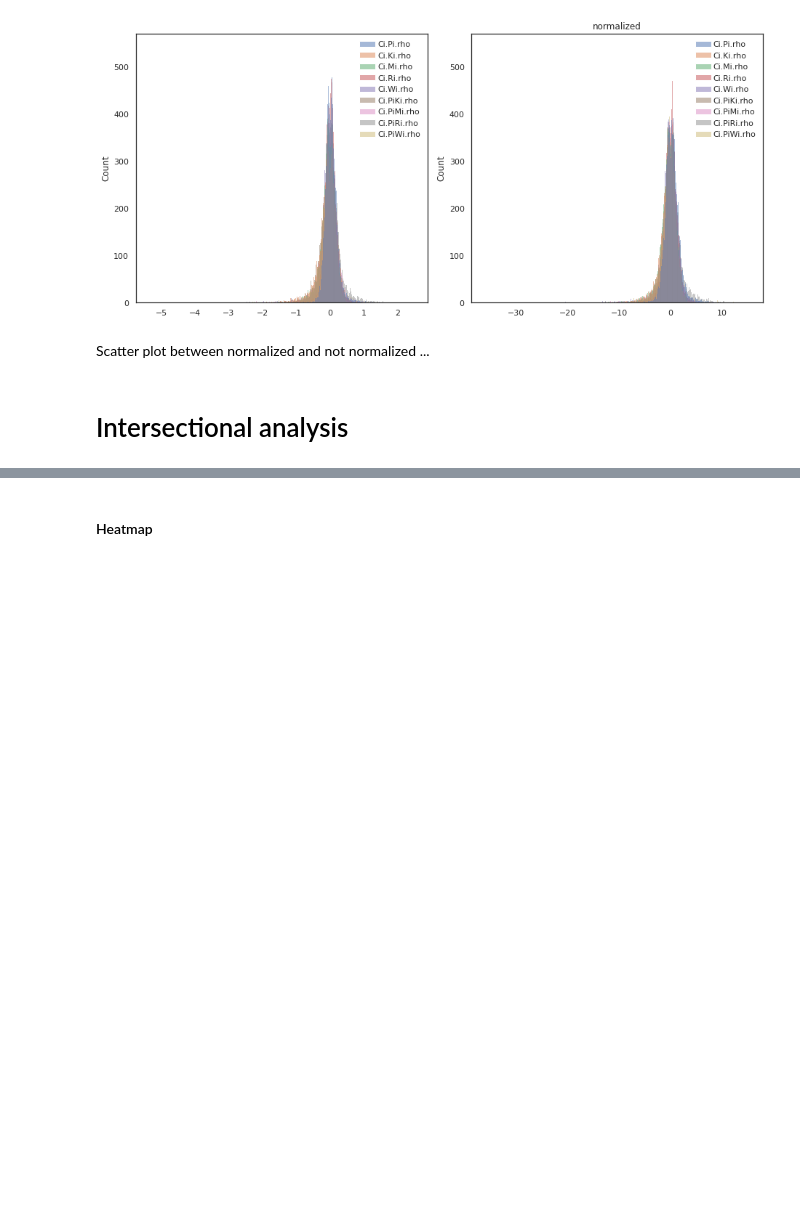
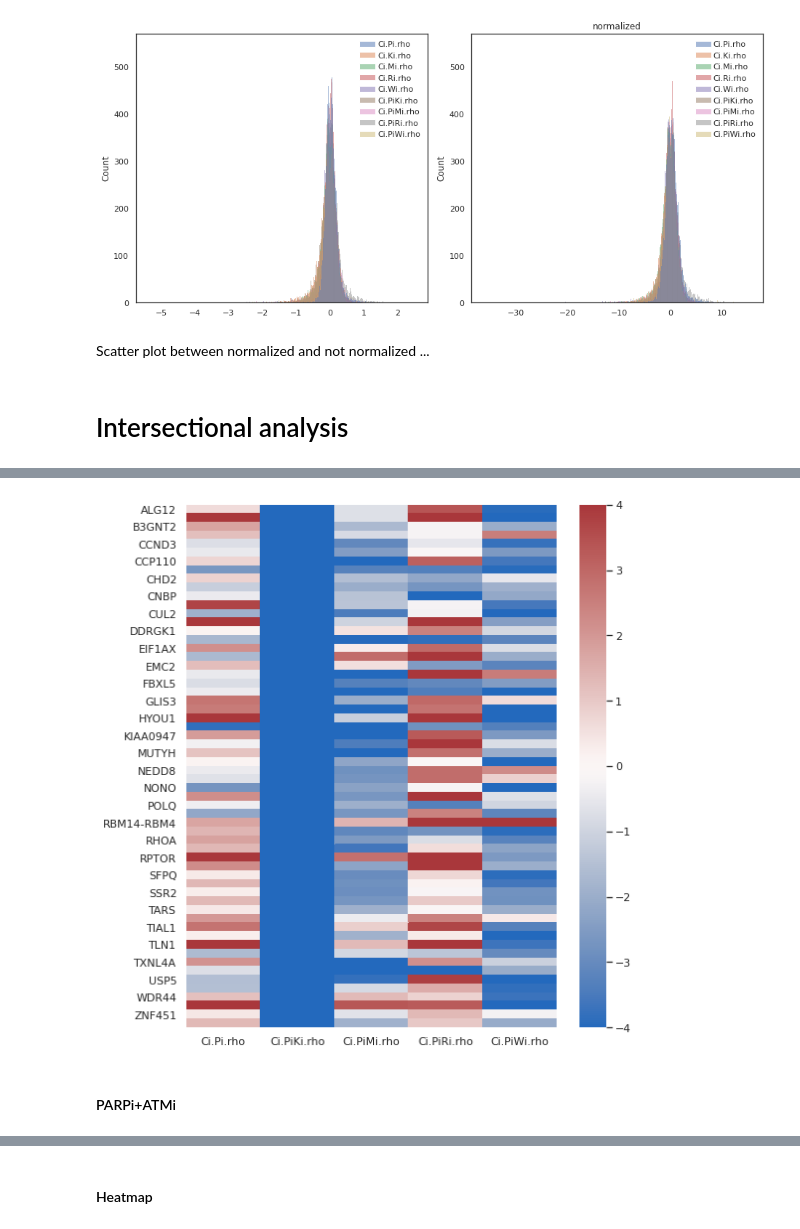
Before and after one commit to abearab/DDRi-screens, a Jupyter notebook: integrate-screens.ipynb, the cells around one changed output, grey strips where cells are left out. Saved outputs shown, nothing was run; the diff lists cells and outputs as text; code cells hidden in the pictures; blank space fills up the shorter version.

```diff
--- a/integrate-screens.ipynb
+++ b/integrate-screens.ipynb
@@ -414,0 +587,10 @@ sensitivity_genes
+# %%
+x = UpSetData_Pi_dn.reset_index().set_index('id')
+PARPi_DNAPKi = x[
+    (x['PARPi'] == False) &
+    (x['PARPi+DNAPKi'] == True) &
+    (x['PARPi+ATMi'] == False) &
+    (x['PARPi+ATRi'] == False) &
+    (x['PARPi+WEE1i'] == False)
+].index.tolist()
+PARPi_DNAPKi
@@ -414,0 +615,6 @@ sensitivity_genes
+# %%
+plot_heatmap(Ci_df_rho_norm.loc[PARPi_DNAPKi,list(Ci_df_rho_norm.columns.str.contains('Pi'))])
+# %% [output]
+[figure, added]
+# %% [markdown]
+#### PARPi+ATMi
```
Also changed, not shown: parts of 54 cells of this notebook, 13 other files.
